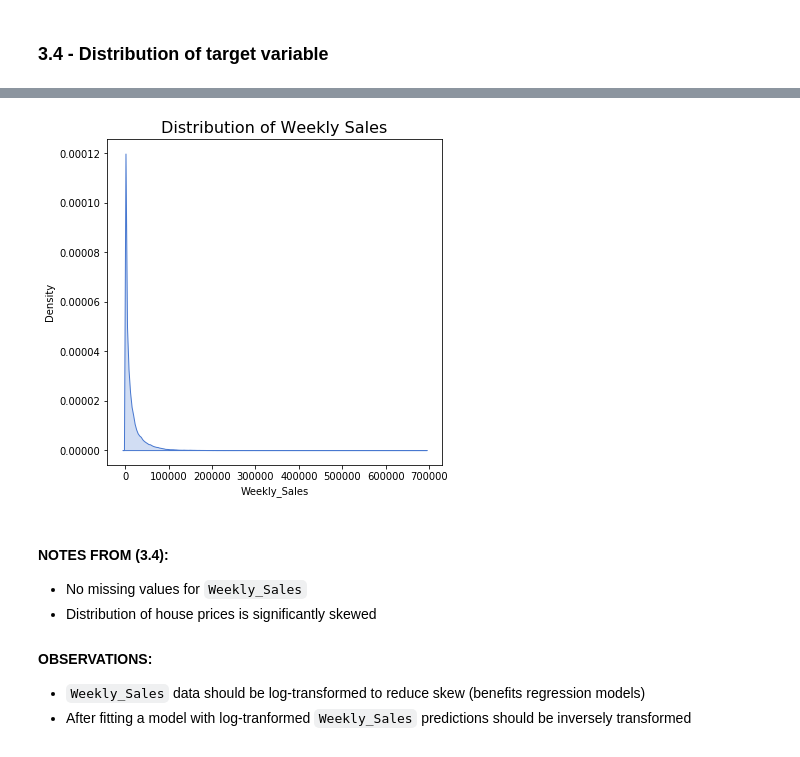
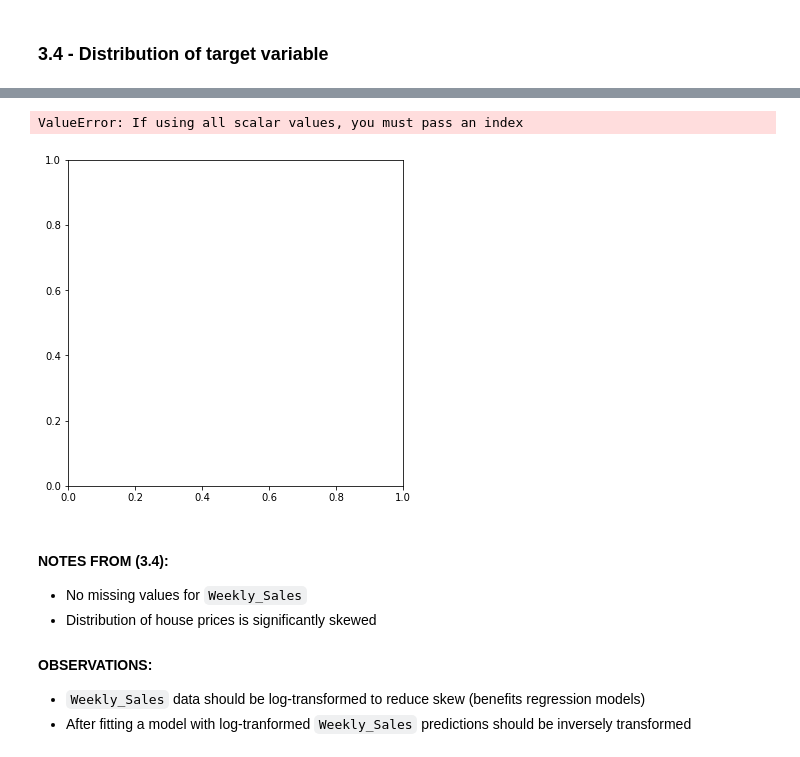
Before and after one commit to patohdzs/datadventures, a Jupyter notebook: walmart-sales/walmart-sales-prediction.ipynb, the cells around one changed output, grey strips where cells are left out. Drawn from its saved outputs; the diff is of its cells as text; code cells hidden in the pictures.

Commit message:
Updated wmart sales
- Explored some grouping and aggregating
- TODO: fix merging
- TODO: Plots

```diff
--- a/walmart-sales/walmart-sales-prediction.ipynb
+++ b/walmart-sales/walmart-sales-prediction.ipynb
@@ -187,0 +149,6 @@ Name: Weekly_Sales, dtype: float64
+# %%
+target = train.pivot_table(values='Weekly_Sales',
+                           index='Date',
+                           columns=['Store', 'Dept'])
+target.index = pd.to_datetime(target.index)
+target.head()
@@ -188,8 +165,15 @@ Name: Weekly_Sales, dtype: float64
+# %%
+# Plotting department sales distribution
+f, axs = plt.subplots(figsize=(6, 6))
+sns.kdeplot(target, color=standard_palette[0], fill=True, bw_adjust=.3, ax=axs)
+plt.title('Distribution of Weekly Department Sales', size=16)
+plt.show()
+# %% [output]
+ValueError: If using all scalar values, you must pass an index
+[figure, added]
 # %%
 # Plotting distribution of values for target variable
 f, axs = plt.subplots(figsize=(6, 6))
 sns.kdeplot(target, color=standard_palette[0], fill=True, bw_adjust=.3, ax=axs)
 plt.title('Distribution of Weekly Sales', size=16)
 plt.show()
-# %% [output]
-[figure, removed]
```
Also changed, not shown: parts of 15 cells of this notebook, 1 other file.
